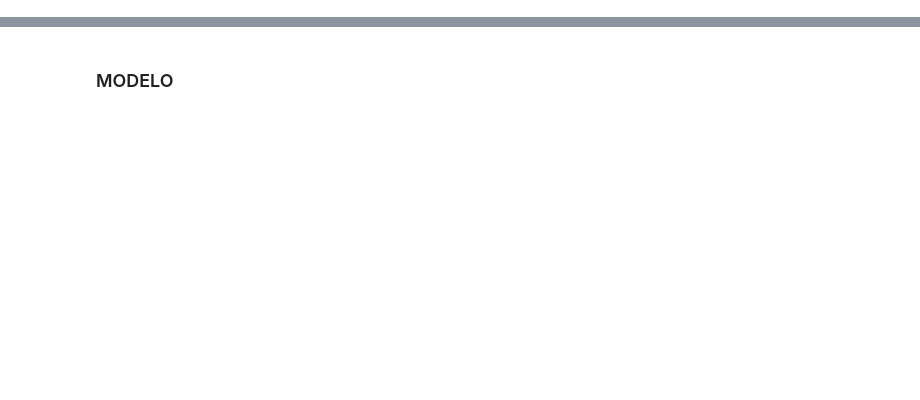
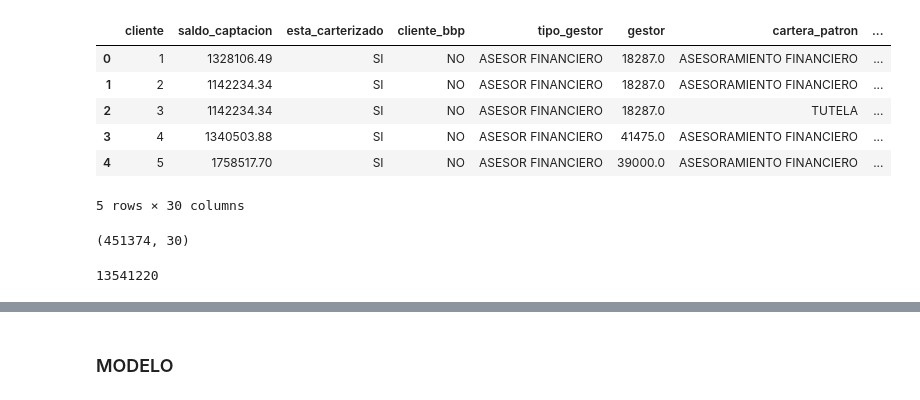
Before and after one commit to romayana/Financial-Product-Sales-Forecast-Model, a Jupyter notebook: Python Codes/1er Modelo Clasificacion Logistic Regression.ipynb, the cells around one changed output, grey strips where cells are left out. Drawn from its saved outputs; the diff is of its cells as text; code cells hidden in the pictures; blank space fills up the shorter version.

```diff
--- a/Python Codes/1er Modelo Clasificacion Logistic Regression.ipynb
+++ b/Python Codes/1er Modelo Clasificacion Logistic Regression.ipynb
@@ -92,0 +27,21 @@ y= df['lp_seg_hogar']
+# %%
+# Mediante este metodo vemos las 5 primeras filas del data set
+df.head(5)
+# %% [output]
+|  | cliente | saldo_captacion | esta_carterizado | cliente_bbp | tipo_gestor | gestor | cartera_patron | ... |
+| 0 | 1 | 1328106.49 | SI | NO | ASESOR FINANCIERO | 18287.0 | ASESORAMIENTO FINANCIERO | ... |
+| 1 | 2 | 1142234.34 | SI | NO | ASESOR FINANCIERO | 18287.0 | ASESORAMIENTO FINANCIERO | ... |
+| 2 | 3 | 1142234.34 | SI | NO | ASESOR FINANCIERO | 18287.0 | TUTELA | ... |
+| 3 | 4 | 1340503.88 | SI | NO | ASESOR FINANCIERO | 41475.0 | ASESORAMIENTO FINANCIERO | ... |
+| 4 | 5 | 1758517.70 | SI | NO | ASESOR FINANCIERO | 39000.0 | ASESORAMIENTO FINANCIERO | ... |
+5 rows × 30 columns
+# %%
+# La base de datos consta de 451.374 filas y 30 columnas
+df.shape
+# %% [output]
+(451374, 30)
+# %%
+# Contiene 13.541.220 datos
+df.size
+# %% [output]
+13541220
```
Also changed, not shown: parts of 49 cells of this notebook.
